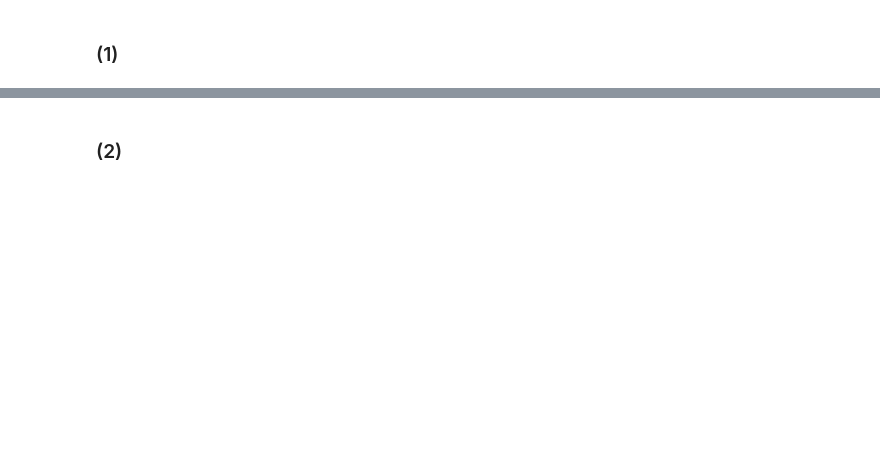
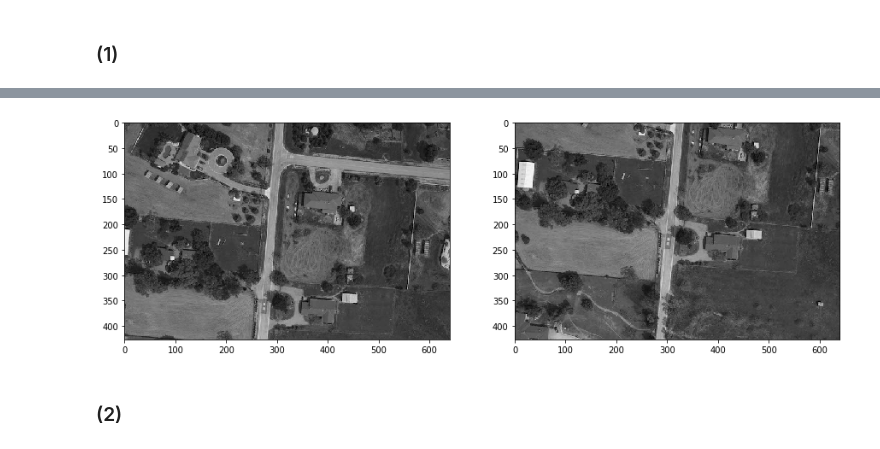
Before and after one commit to viniciusteix/pid-mo443, a Jupyter notebook: trabalho04/Trabalho 04.ipynb, the cells around one changed output, grey strips where cells are left out. Saved outputs shown, nothing was run; the diff lists cells and outputs as text; code cells hidden in the pictures; blank space fills up the shorter version.

```diff
--- a/trabalho04/Trabalho 04.ipynb
+++ b/trabalho04/Trabalho 04.ipynb
@@ -21,3 +45,7 @@ foto2b_g = cv2.cvtColor(foto2b, cv2.COLOR_BGR2GRAY)
+# %%
+plot_images(foto2a_g,foto2b_g)
+# %% [output]
+[figure, added]
 # %% [markdown]
 ### (2)
 # %%
```
Also changed, not shown: parts of 34 cells of this notebook, 24 other files.
